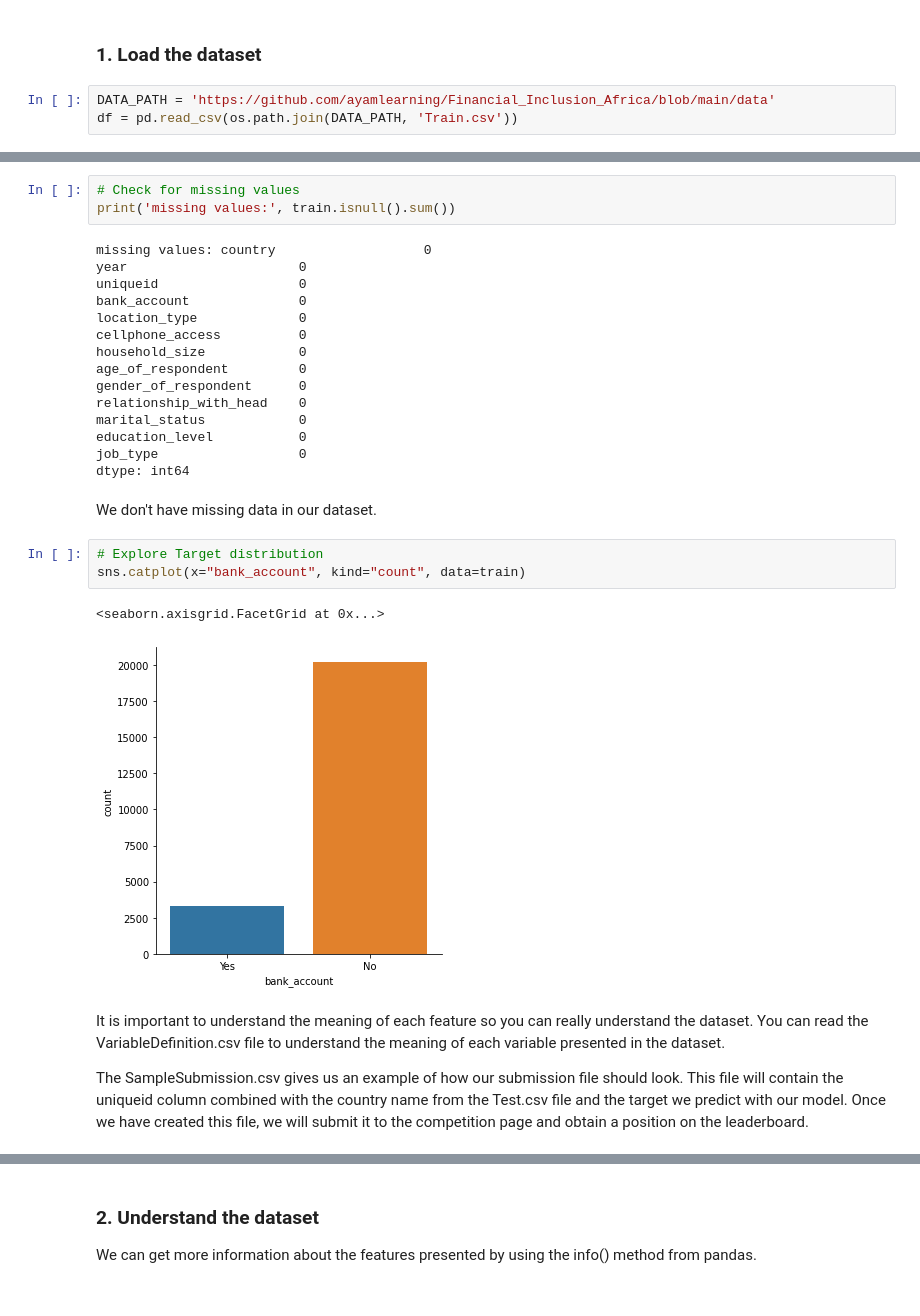
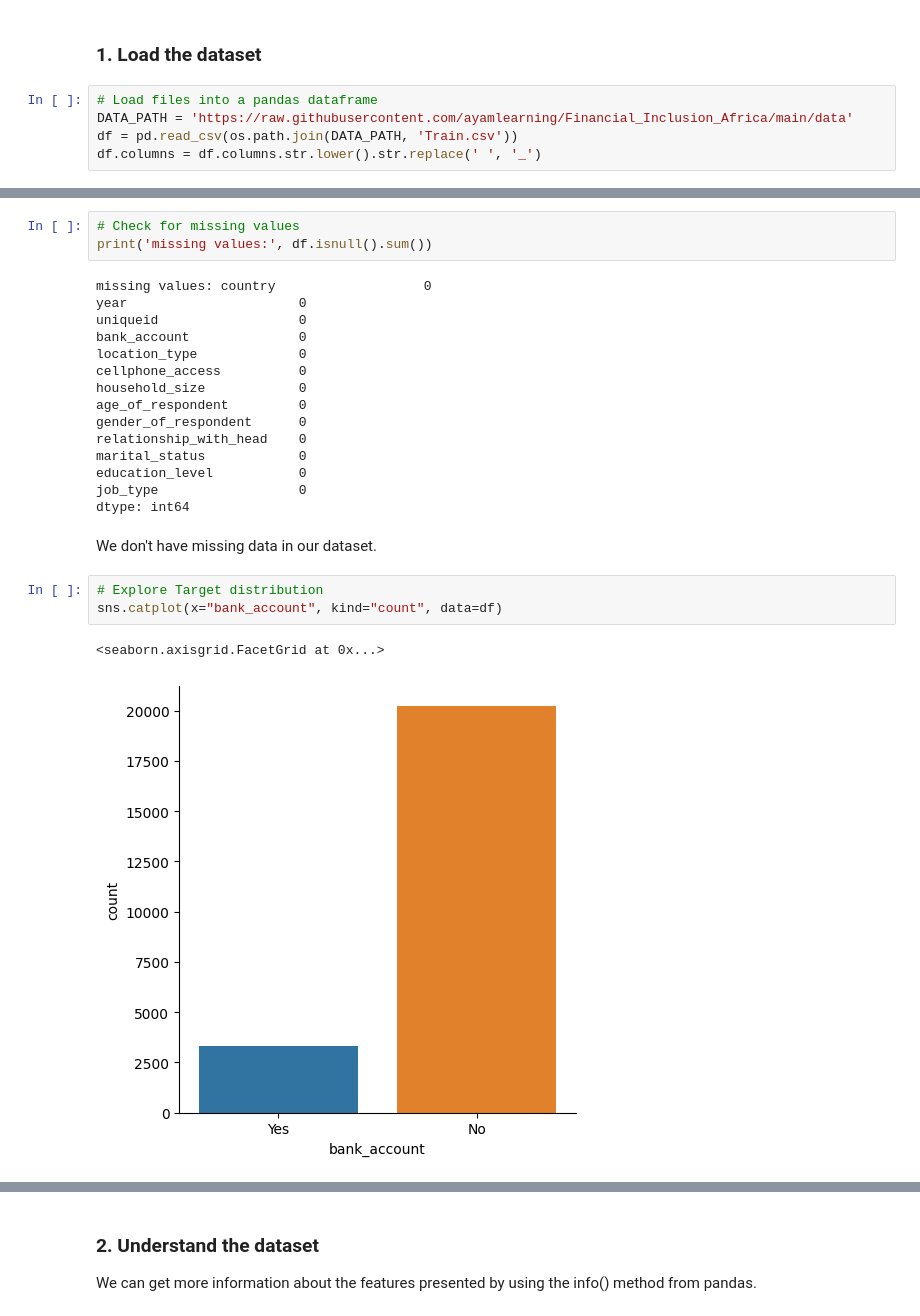
Before and after one commit to ayamlearning/Financial_Inclusion_Africa, a Jupyter notebook: Notebook.ipynb, the cells around one changed output, grey strips where cells are left out. Drawn from its saved outputs; the diff is of its cells as text.

```diff
--- a/Notebook.ipynb
+++ b/Notebook.ipynb
@@ -18,7 +20,9 @@ warnings.filterwarnings('ignore')
 # %% [markdown]
 ### 1. Load the dataset
 # %%
-DATA_PATH = 'https://github.com/ayamlearning/Financial_Inclusion_Africa/blob/main/data'
+# Load files into a pandas dataframe
+DATA_PATH = 'https://raw.githubusercontent.com/ayamlearning/Financial_Inclusion_Africa/main/data'
 df = pd.read_csv(os.path.join(DATA_PATH, 'Train.csv'))
+df.columns = df.columns.str.lower().str.replace(' ', '_')
 # %%
 # Let’s observe the shape of our datasets.
@@ -43,7 +41,7 @@ train.head()
 | 4 | Kenya | 2018 | uniqueid_5 | No | Urban | No | 8 | ... |
 # %%
 # Check for missing values
-print('missing values:', train.isnull().sum())
+print('missing values:', df.isnull().sum())
 # %% [output]
 missing values: country                   0
 year                      0
@@ -63,11 +61,7 @@ dtype: int64
 We don't have missing data in our dataset.
 # %%
 # Explore Target distribution
-sns.catplot(x="bank_account", kind="count", data=train)
+sns.catplot(x="bank_account", kind="count", data=df)
 # %% [output]
 <seaborn.axisgrid.FacetGrid at 0x...>
-[figure, old version]
+[figure, new version]
-# %% [markdown]
-It is important to understand the meaning of each feature so you can really understand the dataset. You can read the VariableDefinition.csv file to understand the meaning of each variable presented in the dataset.
-
-The SampleSubmission.csv gives us an example of how our submission file should look. This file will contain the uniqueid column combined with the country name from the Test.csv file and the target we predict with our model. Once we have created this file, we will submit it to the competition page and obtain a position on the leaderboard.
```
Also changed, not shown: parts of 74 cells of this notebook, 7 other files.
